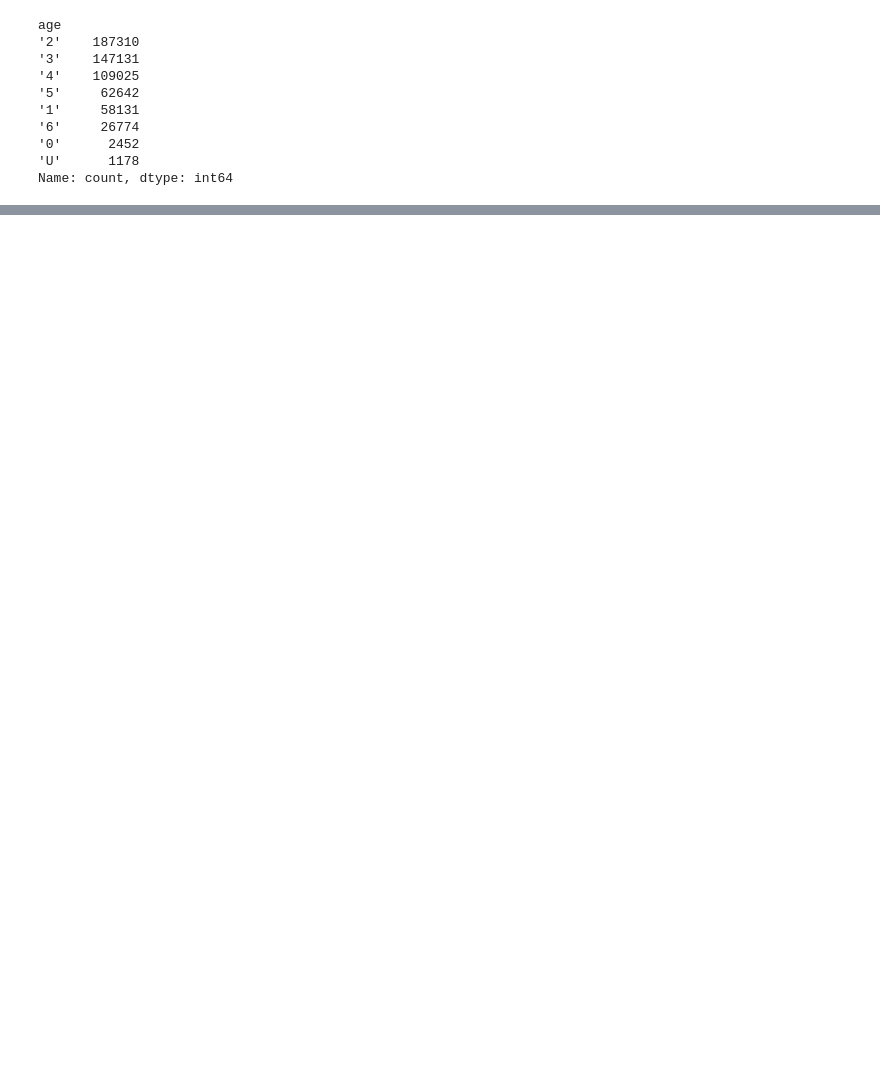
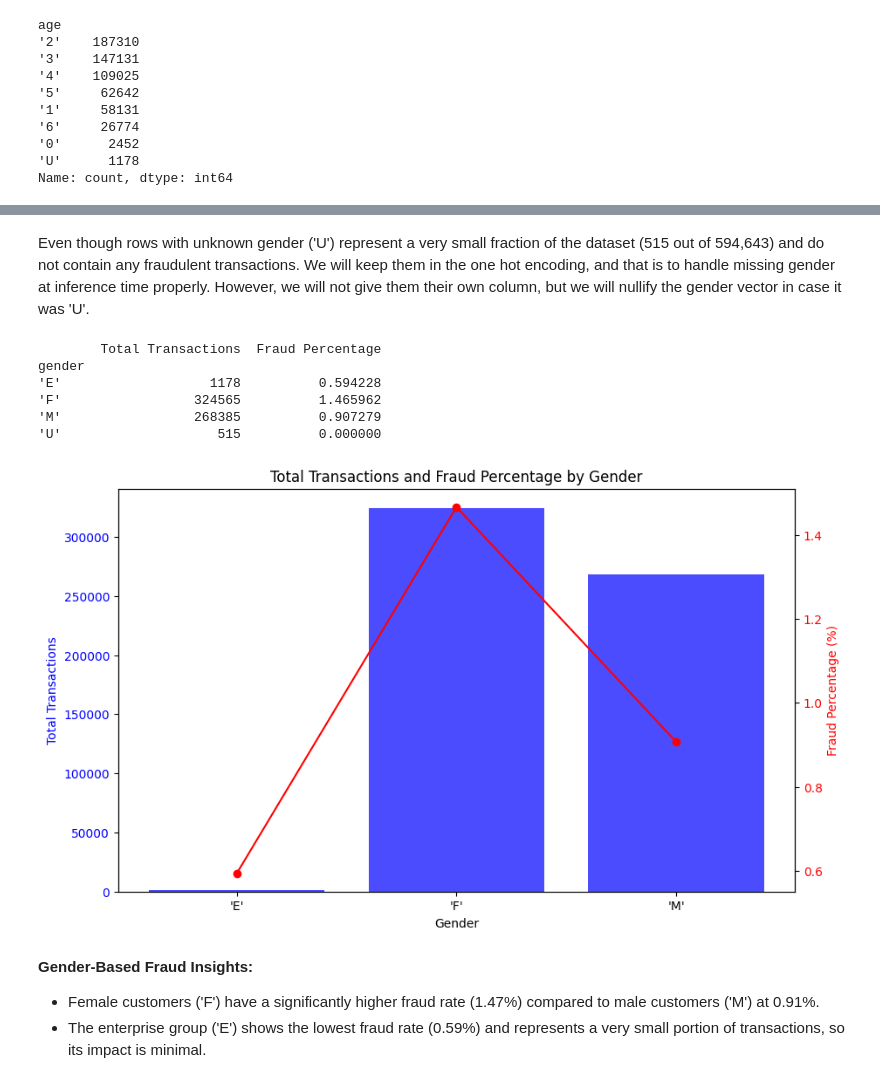
Before and after one commit to Mahmoudatari/deloitte-assignment-fraud, a Jupyter notebook: Exploration & Testing.ipynb, the cells around one changed output, grey strips where cells are left out. Drawn from its saved outputs; the diff is of its cells as text; code cells hidden in the pictures; blank space fills up the shorter version.

```diff
--- a/Exploration & Testing.ipynb
+++ b/Exploration & Testing.ipynb
@@ -85,10 +143,3 @@ age
 '0'      2452
 'U'      1178
 Name: count, dtype: int64
-# %%
-#Since we only have 1178 unkown values for age, i will mark them in a separate flag
-df_raw['age_unknown'] = (df_raw['age'] == 'U').astype(int)
-
-#For known ages I will convert to numeric to preserve ordinality
-valid_buckets = {"'" + str(i) + "'": i for i in range(7)}   # '0'->0, ... '6'->6
-df_raw['age_ord'] = df_raw['age'].map(valid_buckets).astype('Float64').fillna(-1)
@@ -376,0 +253,47 @@ Name: amount, dtype: float64
+# %% [markdown]
+Even though rows with unknown gender ('U') represent a very small fraction of the dataset (515 out of 594,643) and do not contain any fraudulent transactions. We will keep them in the one hot encoding, and that is to handle missing gender at inference time properly. However, we will not give them their own column, but we will nullify the gender vector in case it was 'U'.
+# %%
+#Exploring Gender Distribution
+# Total transactions per gender
+total_trx_by_gender = df_raw.groupby('gender').size()
+
+# Fraud percentage per gender
+fraud_percentage_by_gender = df_raw.groupby('gender')['fraud'].mean() * 100
+
+gender_summary_df = pd.DataFrame({
+    'Total Transactions': total_trx_by_gender,
+    'Fraud Percentage': fraud_percentage_by_gender
+})
+print(gender_summary_df)
+# %% [output]
+        Total Transactions  Fraud Percentage
+gender
+'E'                   1178          0.594228
+'F'                 324565          1.465962
+'M'                 268385          0.907279
+'U'                    515          0.000000
+# %%
+gender_summary_df = gender_summary_df[gender_summary_df.index != "'U'"]
+fig, ax1 = plt.subplots(figsize=(10, 6))
+
+# Bar for total transactions
+ax1.bar(gender_summary_df.index, gender_summary_df['Total Transactions'], color='blue', alpha=0.7, label='Total Transactions')
+ax1.set_xlabel('Gender')
+ax1.set_ylabel('Total Transactions', color='blue')
+ax1.tick_params(axis='y', labelcolor='blue')
+
+# Secondary y-axis for fraud percentage
+ax2 = ax1.twinx()
+ax2.plot(gender_summary_df.index, gender_summary_df['Fraud Percentage'], color='red', marker='o', label='Fraud Percentage')
+ax2.set_ylabel('Fraud Percentage (%)', color='red')
+ax2.tick_params(axis='y', labelcolor='red')
+
+plt.title('Total Transactions and Fraud Percentage by Gender')
+plt.show()
+# %% [output]
+[figure, added]
+# %% [markdown]
+**Gender-Based Fraud Insights:**
+
+- Female customers ('F') have a significantly higher fraud rate (1.47%) compared to male customers ('M') at 0.91%.
+- The enterprise group ('E') shows the lowest fraud rate (0.59%) and represents a very small portion of transactions, so its impact is minimal.
```
Also changed, not shown: parts of 88 cells of this notebook, 2 other files.
